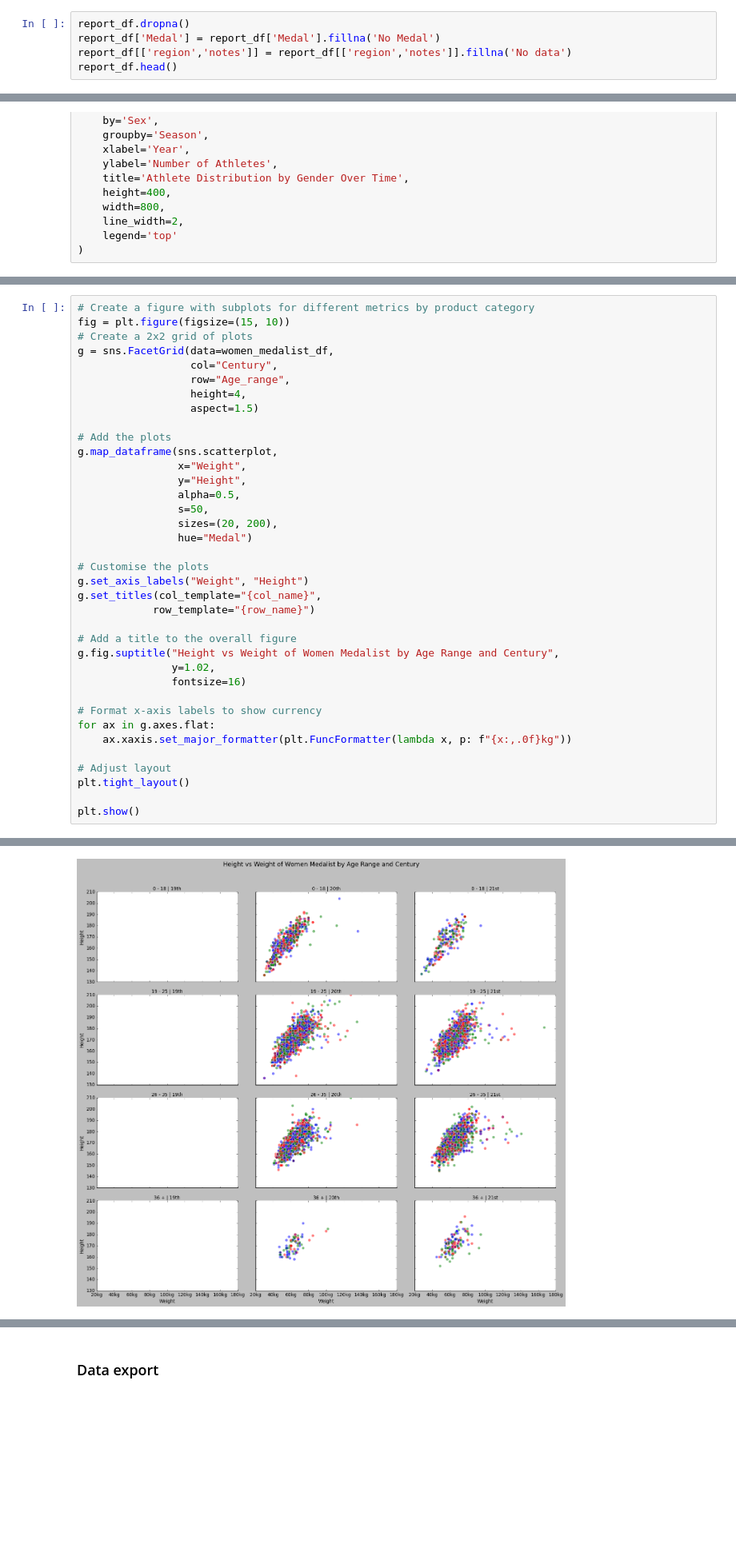
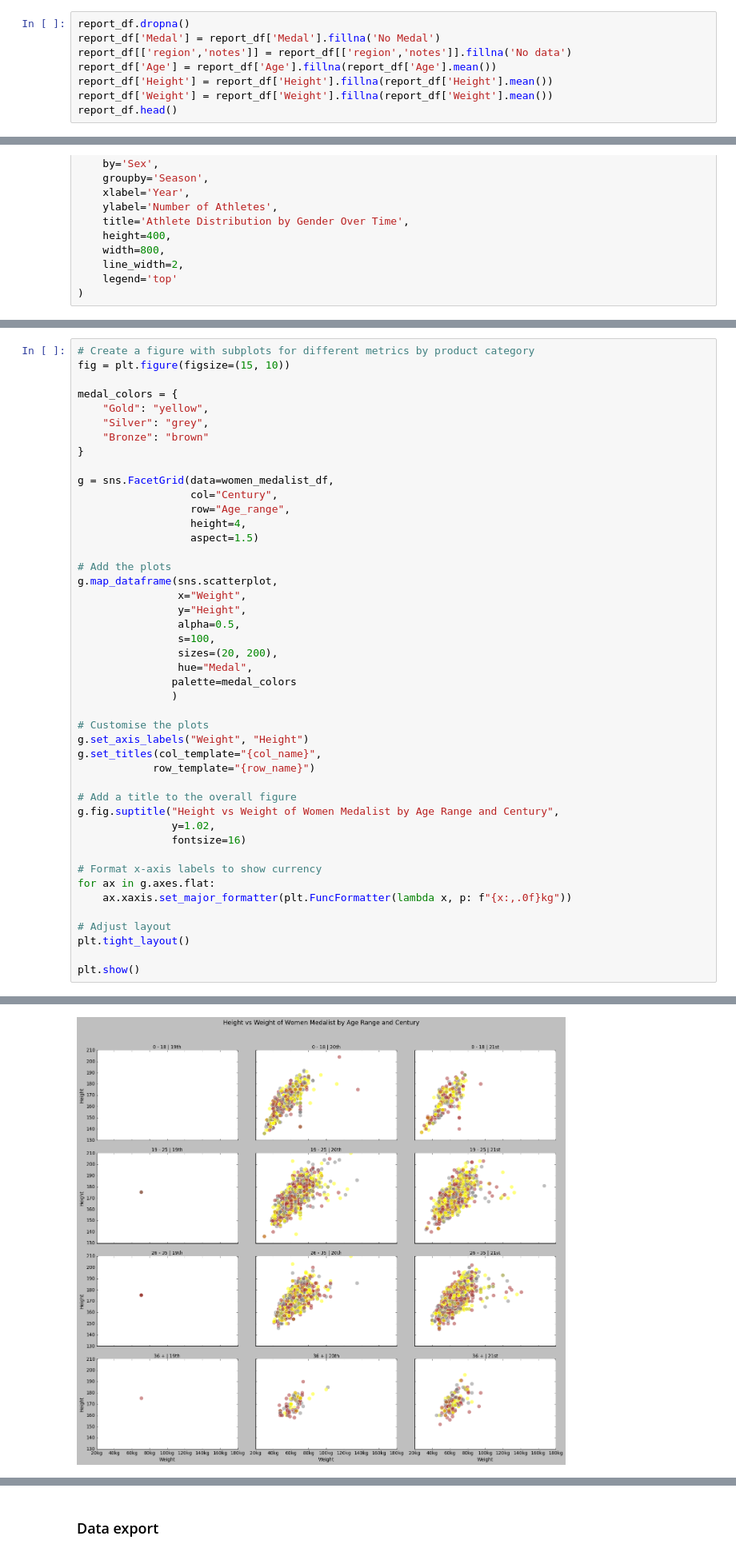
Before and after one commit to chaule146/Group-assessment, a Jupyter notebook: Python Group.ipynb, the cells around one changed output, grey strips where cells are left out. Shown at 80% size. Drawn from its saved outputs; the diff is of its cells as text; blank space fills up the shorter version.

```diff
--- a/Python Group.ipynb
+++ b/Python Group.ipynb
@@ -93,6 +96,9 @@ memory usage: 35.2+ MB
 report_df.dropna()
 report_df['Medal'] = report_df['Medal'].fillna('No Medal')
 report_df[['region','notes']] = report_df[['region','notes']].fillna('No data')
+report_df['Age'] = report_df['Age'].fillna(report_df['Age'].mean())
+report_df['Height'] = report_df['Height'].fillna(report_df['Height'].mean())
+report_df['Weight'] = report_df['Weight'].fillna(report_df['Weight'].mean())
 report_df.head()
 # %% [output]
 |  | ID | Name | Sex | Age | Height | Weight | Team | NOC | Games | Year | Season | ... |
@@ -421,40 +429,48 @@ plt.show()
 # %%
 # Create a figure with subplots for different metrics by product category
 fig = plt.figure(figsize=(15, 10))
-# Create a 2x2 grid of plots
+
+medal_colors = {
+    "Gold": "yellow",
+    "Silver": "grey",
+    "Bronze": "brown"
+}
+
 g = sns.FacetGrid(data=women_medalist_df,
                   col="Century",
                   row="Age_range",
                   height=4,
                   aspect=1.5)
 
 # Add the plots
 g.map_dataframe(sns.scatterplot,
                 x="Weight",
                 y="Height",
                 alpha=0.5,
-                s=50,
+                s=100,
                 sizes=(20, 200),
-                hue="Medal")
+                hue="Medal",
+               palette=medal_colors
+               )
 
 # Customise the plots
 g.set_axis_labels("Weight", "Height")
 g.set_titles(col_template="{col_name}",
             row_template="{row_name}")
 
 # Add a title to the overall figure
 g.fig.suptitle("Height vs Weight of Women Medalist by Age Range and Century",
                y=1.02,
                fontsize=16)
 
 # Format x-axis labels to show currency
 for ax in g.axes.flat:
     ax.xaxis.set_major_formatter(plt.FuncFormatter(lambda x, p: f"{x:,.0f}kg"))
 
 # Adjust layout
 plt.tight_layout()
 
 plt.show()
 # %% [output]
 <Figure size 1200x800 with 0 Axes>
-[figure, old version]
+[figure, new version]
```
Also changed, not shown: parts of 19 cells of this notebook.
